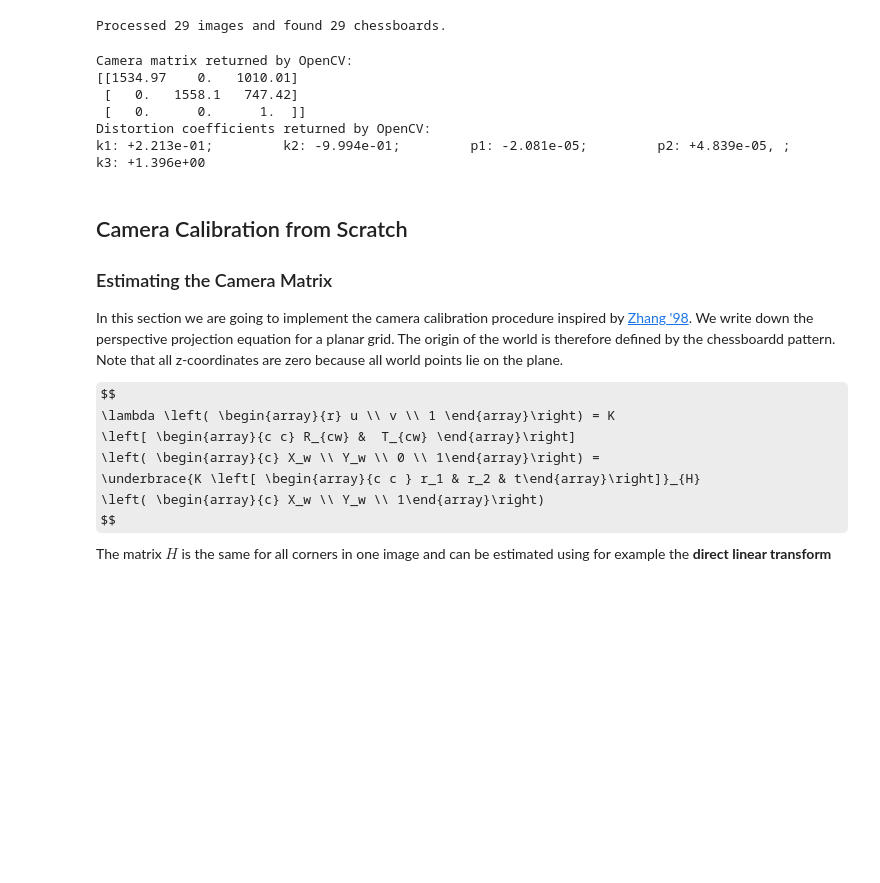
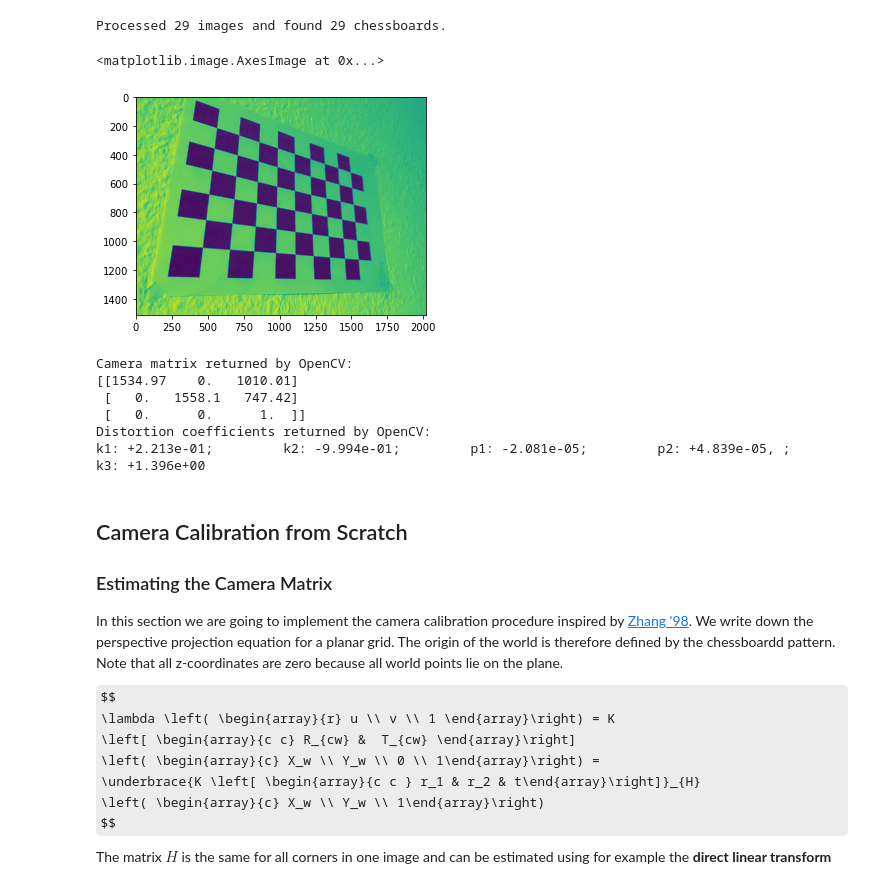
Before and after one commit to Garbanox/ComputerVisionBasics, a Jupyter notebook: CameraCalibration.ipynb, the cells around one changed output. Saved outputs shown, nothing was run; the diff lists cells and outputs as text; code cells hidden in the pictures; some formulas as TeX source; blank space fills up the shorter version.

```diff
--- a/CameraCalibration.ipynb
+++ b/CameraCalibration.ipynb
@@ -34,6 +34,11 @@ for file in image_files:
 print(f"Processed {len(image_files)} images and found {image_corners.shape[0]} chessboards.")
 # %% [output]
 Processed 29 images and found 29 chessboards.
+# %%
+plt.imshow(img)
+# %% [output]
+<matplotlib.image.AxesImage at 0x...>
+[figure, added]
 # %%
 def calibrate_camera_openCV():
     object_points = np.tile(chessboard_positions, (image_corners.shape[0], 1, 1))
```
Also changed, not shown: parts of 16 cells of this notebook.
